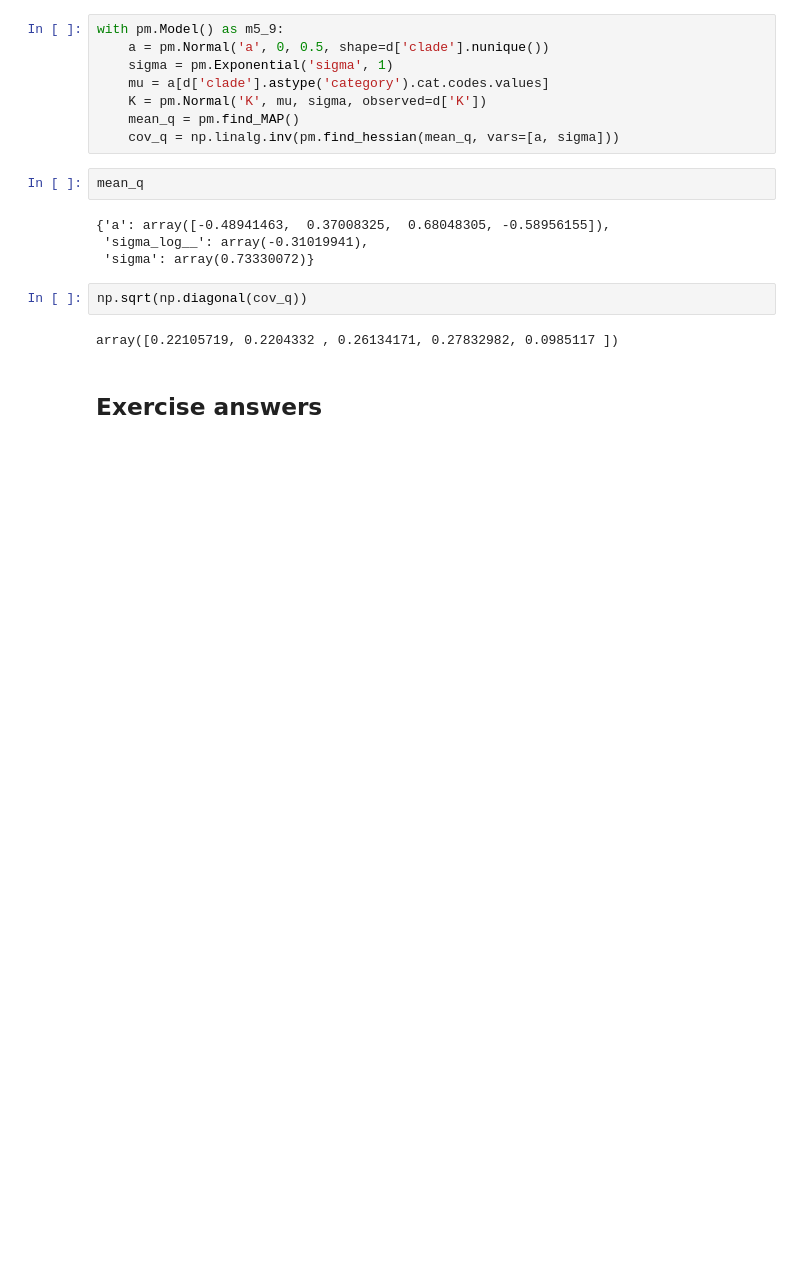
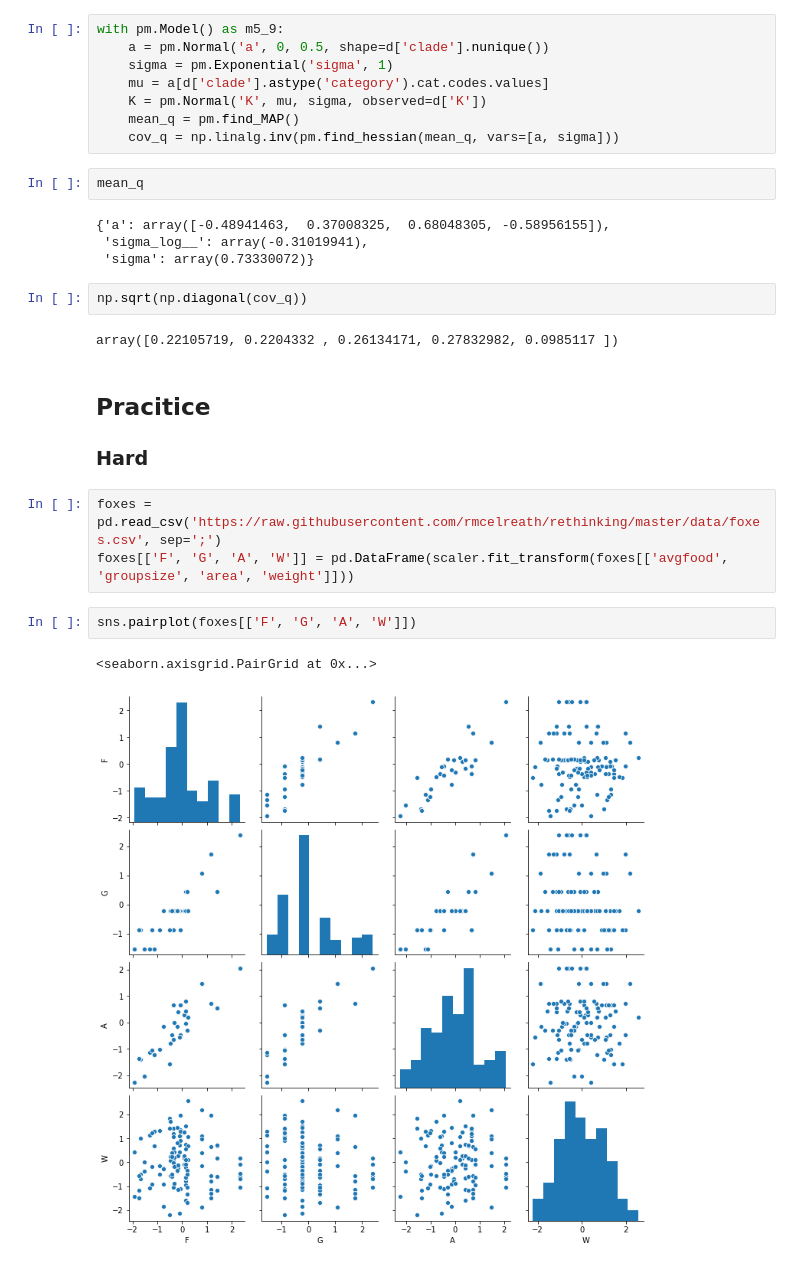
Before and after one commit to nilichen/dataING, a Jupyter notebook: _notebooks/2020-03-05-chapter5.ipynb, the cells around one changed output. Cells and saved outputs as stored; diff of their text form; blank space fills up the shorter version.

Commit message:
practice hard

```diff
--- a/_notebooks/2020-03-05-chapter5.ipynb
+++ b/_notebooks/2020-03-05-chapter5.ipynb
@@ -276,6 +276,15 @@ mean_q
 np.sqrt(np.diagonal(cov_q))
 # %% [output]
 array([0.22105719, 0.2204332 , 0.26134171, 0.27832982, 0.0985117 ])
-# %% [markdown]
-## Exercise answers
+# %% [markdown]
+## Pracitice
+### Hard
+# %%
+foxes = pd.read_csv('https://raw.githubusercontent.com/rmcelreath/rethinking/master/data/foxes.csv', sep=';')
+foxes[['F', 'G', 'A', 'W']] = pd.DataFrame(scaler.fit_transform(foxes[['avgfood', 'groupsize', 'area', 'weight']]))
+# %%
+sns.pairplot(foxes[['F', 'G', 'A', 'W']])
+# %% [output]
+<seaborn.axisgrid.PairGrid at 0x...>
+[figure, added]
 # %%
```
Also changed, not shown: parts of 36 cells of this notebook.
